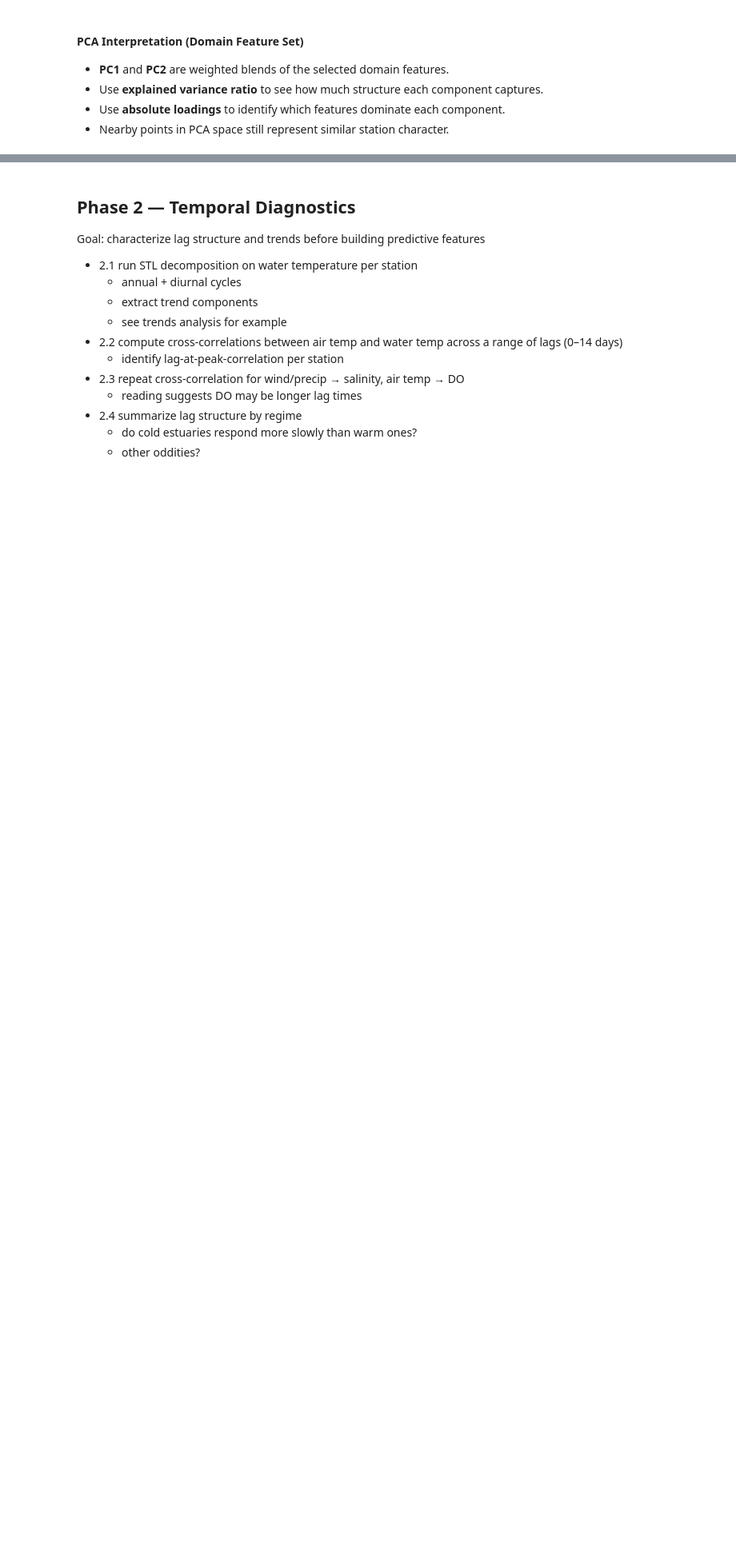
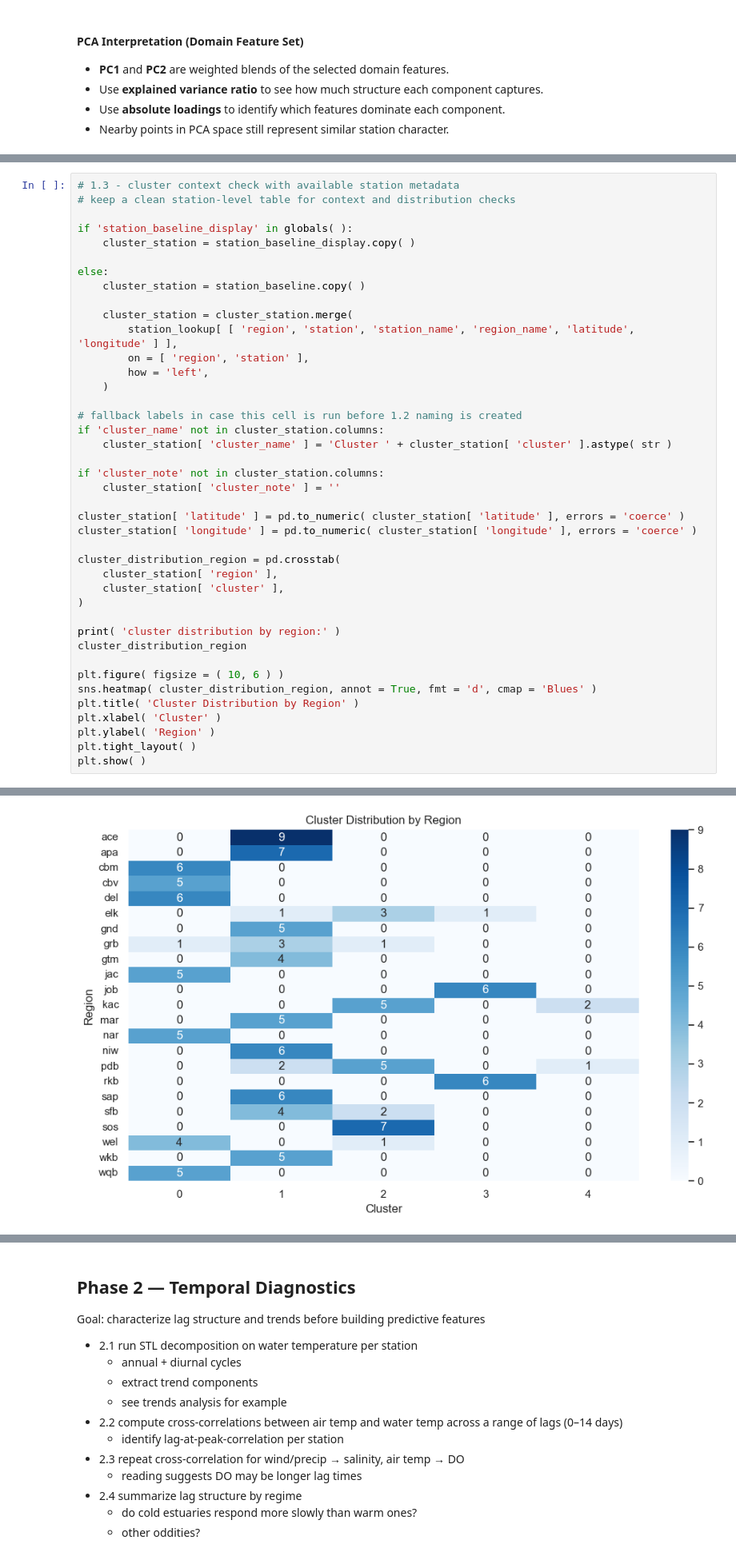
Before and after one commit to jeturcotte/estuaries, a Jupyter notebook: code/t4d.full.project.ipynb, the cells around one changed output, grey strips where cells are left out. Shown at 80% size. Saved outputs shown, nothing was run; the diff lists cells and outputs as text; blank space fills up the shorter version.

```diff
--- a/code/t4d.full.project.ipynb
+++ b/code/t4d.full.project.ipynb
@@ -801,0 +922,42 @@ pca_loadings.round( 3 )
+# %%
+# 1.3 - cluster context check with available station metadata
+# keep a clean station-level table for context and distribution checks
+
+if 'station_baseline_display' in globals( ):
+    cluster_station = station_baseline_display.copy( )
+
+else:
+    cluster_station = station_baseline.copy( )
+
+    cluster_station = cluster_station.merge(
+        station_lookup[ [ 'region', 'station', 'station_name', 'region_name', 'latitude', 'longitude' ] ],
+        on = [ 'region', 'station' ],
+        how = 'left',
+    )
+
+# fallback labels in case this cell is run before 1.2 naming is created
+if 'cluster_name' not in cluster_station.columns:
+    cluster_station[ 'cluster_name' ] = 'Cluster ' + cluster_station[ 'cluster' ].astype( str )
+
+if 'cluster_note' not in cluster_station.columns:
+    cluster_station[ 'cluster_note' ] = ''
+
+cluster_station[ 'latitude' ] = pd.to_numeric( cluster_station[ 'latitude' ], errors = 'coerce' )
+cluster_station[ 'longitude' ] = pd.to_numeric( cluster_station[ 'longitude' ], errors = 'coerce' )
+
+cluster_distribution_region = pd.crosstab(
+    cluster_station[ 'region' ],
+    cluster_station[ 'cluster' ],
+)
+
+print( 'cluster distribution by region:' )
+cluster_distribution_region
+
+plt.figure( figsize = ( 10, 6 ) )
+sns.heatmap( cluster_distribution_region, annot = True, fmt = 'd', cmap = 'Blues' )
+plt.title( 'Cluster Distribution by Region' )
+plt.xlabel( 'Cluster' )
+plt.ylabel( 'Region' )
+plt.tight_layout( )
+plt.show( )
+# %% [output]
@@ -801,0 +965 @@ pca_loadings.round( 3 )
+[figure, added]
```
Also changed, not shown: parts of 26 cells of this notebook.
